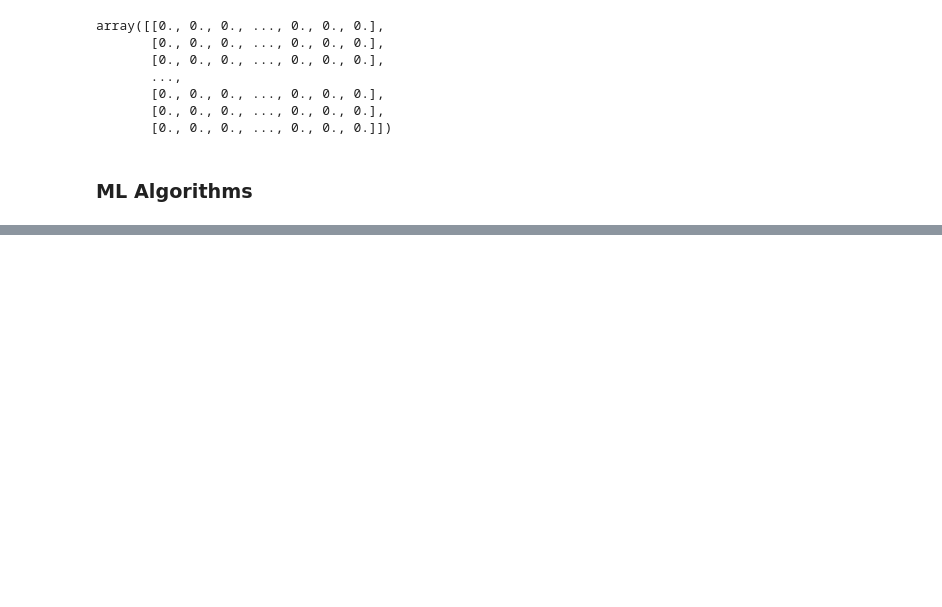
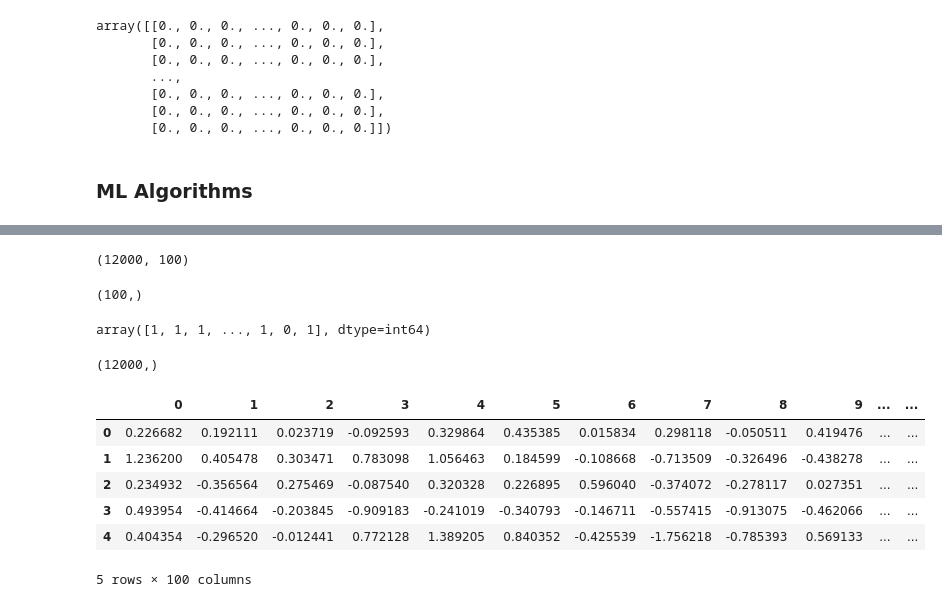
Before and after one commit to richikraj30/NLP, a Jupyter notebook: Kindle Review Sentiment Analysis/Sentiment analysis.ipynb, the cells around one changed output, grey strips where cells are left out. Drawn from its saved outputs; the diff is of its cells as text; code cells hidden in the pictures; blank space fills up the shorter version.

```diff
--- a/Kindle Review Sentiment Analysis/Sentiment analysis.ipynb
+++ b/Kindle Review Sentiment Analysis/Sentiment analysis.ipynb
@@ -290,0 +422,9 @@ TFIDF accuracy:  0.57625
+# %%
+import numpy as np
+def avg_w2v(doc):
+    return np.mean([w2v_model.wv[word] for word in doc if word in w2v_model.wv.key_to_index], axis=0)
+# %%
+from tqdm import tqdm
+X_w2v = []
+for i in tqdm(range(len(lemmatized_word))):
+    X_w2v.append(avg_w2v(lemmatized_word[i]))
@@ -290,0 +455,9 @@ TFIDF accuracy:  0.57625
+# %%
+X_new_w2v = np.array(X_w2v)
+X_new_w2v.shape
+# %% [output]
+(12000, 100)
+# %%
+X_new_w2v[0].shape
+# %% [output]
+(100,)
@@ -290,0 +466,21 @@ TFIDF accuracy:  0.57625
+# %%
+y
+# %% [output]
+array([1, 1, 1, ..., 1, 0, 1], dtype=int64)
+# %%
+y.shape
+# %% [output]
+(12000,)
+# %%
+import pandas as pd
+df = pd.DataFrame(X_new_w2v)
+# %%
+df.head()
+# %% [output]
+|  | 0 | 1 | 2 | 3 | 4 | 5 | 6 | 7 | 8 | 9 | ... | ... |
+| 0 | 0.226682 | 0.192111 | 0.023719 | -0.092593 | 0.329864 | 0.435385 | 0.015834 | 0.298118 | -0.050511 | 0.419476 | ... | ... |
+| 1 | 1.236200 | 0.405478 | 0.303471 | 0.783098 | 1.056463 | 0.184599 | -0.108668 | -0.713509 | -0.326496 | -0.438278 | ... | ... |
+| 2 | 0.234932 | -0.356564 | 0.275469 | -0.087540 | 0.320328 | 0.226895 | 0.596040 | -0.374072 | -0.278117 | 0.027351 | ... | ... |
+| 3 | 0.493954 | -0.414664 | -0.203845 | -0.909183 | -0.241019 | -0.340793 | -0.146711 | -0.557415 | -0.913075 | -0.462066 | ... | ... |
+| 4 | 0.404354 | -0.296520 | -0.012441 | 0.772128 | 1.389205 | 0.840352 | -0.425539 | -1.756218 | -0.785393 | 0.569133 | ... | ... |
+5 rows × 100 columns
```
Also changed, not shown: parts of 34 cells of this notebook.
